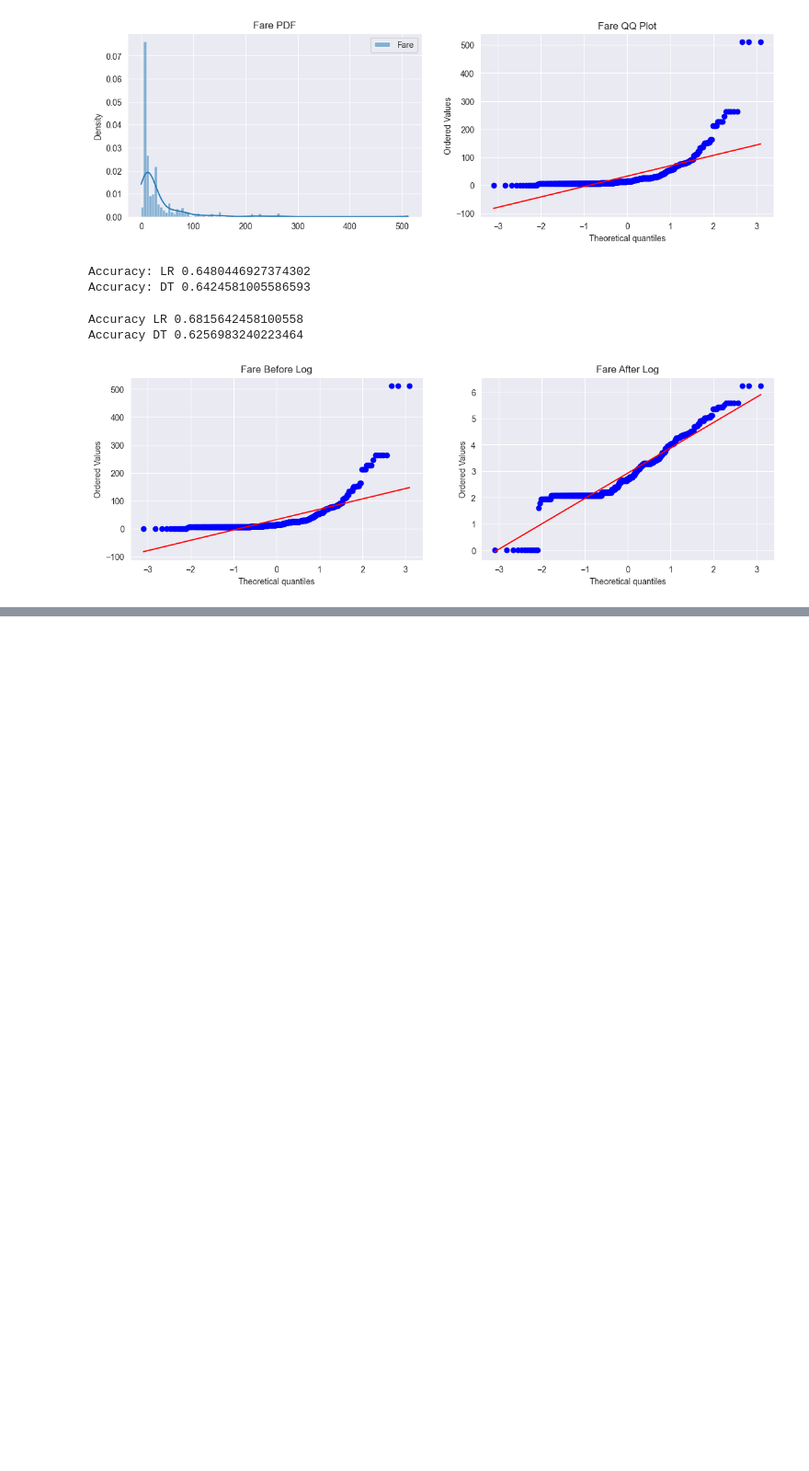
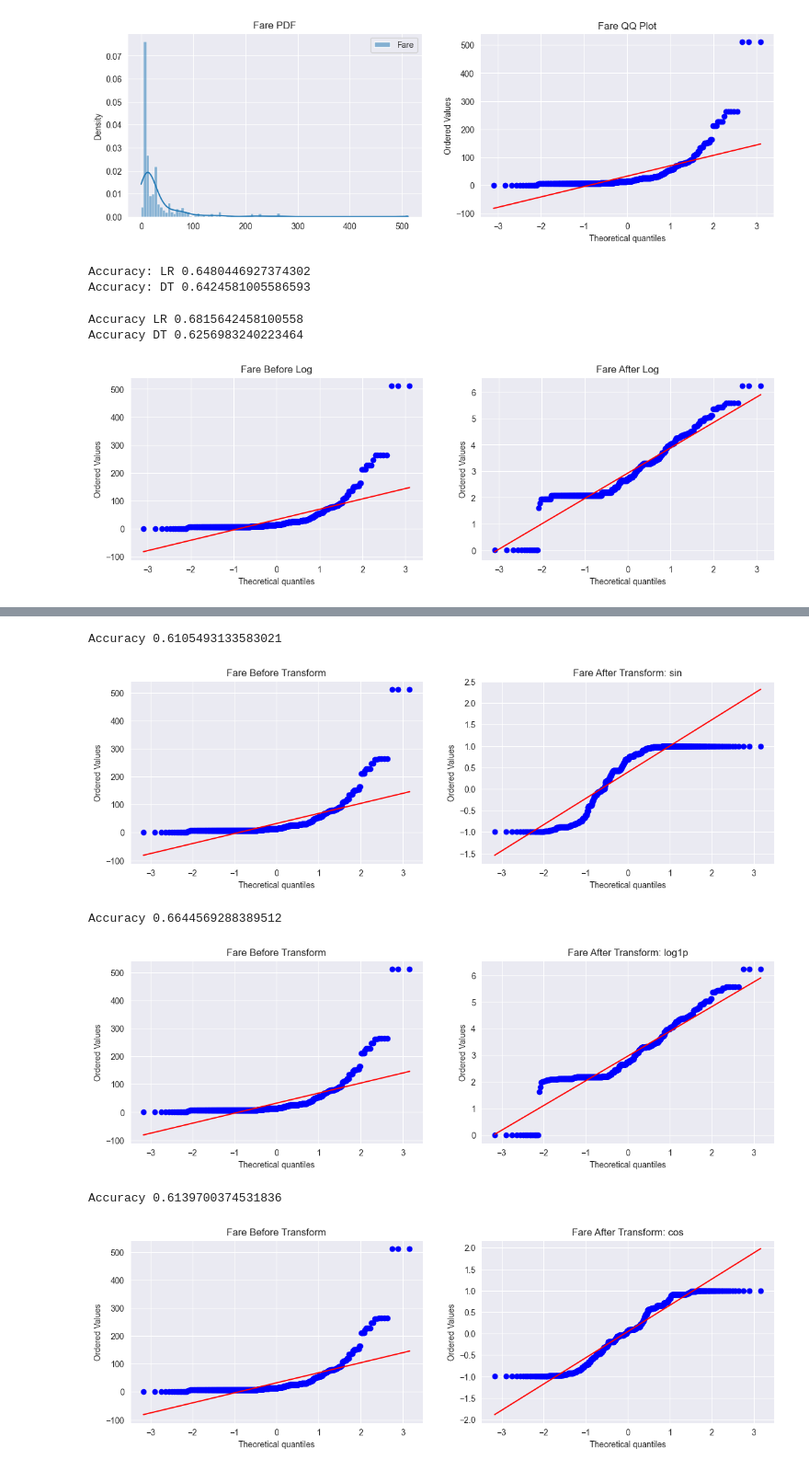
Before and after one commit to dipenparmar12/ml, a Jupyter notebook: day-30-function-transformer.ipynb, the cells around one changed output, grey strips where cells are left out. Shown: that part at 92% size. Saved outputs shown, nothing was run; the diff lists cells and outputs as text; code cells hidden in the pictures; blank space fills up the shorter version.

Commit message:
day-31: Function-transformer

```diff
--- a/day-30-function-transformer.ipynb
+++ b/day-30-function-transformer.ipynb
@@ -160,0 +178,38 @@ plt.show()
+# %%
+def appy_transform(transformer, name=''):
+    pass
+    x = df.loc[:, ['Fare', 'Age', ]]
+    y = df.loc[:, ['Survived']]
+
+    trf = ColumnTransformer([
+        ('log', FunctionTransformer(transformer), ['Fare'])
+    ], remainder='passthrough')
+
+    x_trans = trf.fit_transform(x)
+    clf = DecisionTreeClassifier()
+
+    print("Accuracy", np.mean(cross_val_score(clf, x_trans, y, scoring='accuracy', cv=10)))
+
+    plt.figure(figsize=(14, 4))
+
+    plt.subplot(121)
+    stats.probplot(x['Fare'], dist='norm', plot=plt)
+    plt.title('Fare Before Transform')
+
+    plt.subplot(122)
+    stats.probplot(x_trans[:, 0], dist='norm', plot=plt)
+    plt.title('Fare After Transform: ' + name)
+
+    plt.show()
+
+
+appy_transform(np.sin, 'sin')
+appy_transform(np.log1p, 'log1p')
+appy_transform(np.cos, 'cos')
+# %% [output]
+Accuracy 0.6105493133583021
+[figure, added]
+Accuracy 0.6644569288389512
+[figure, added]
+Accuracy 0.6139700374531836
+[figure, added]
```
Also changed, not shown: parts of 1 cell of this notebook, 1 other file.
